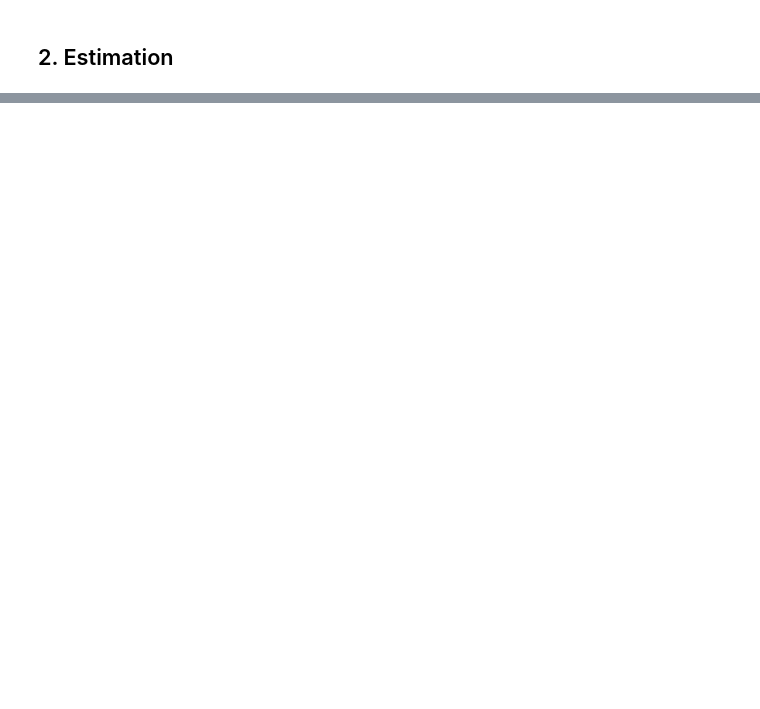
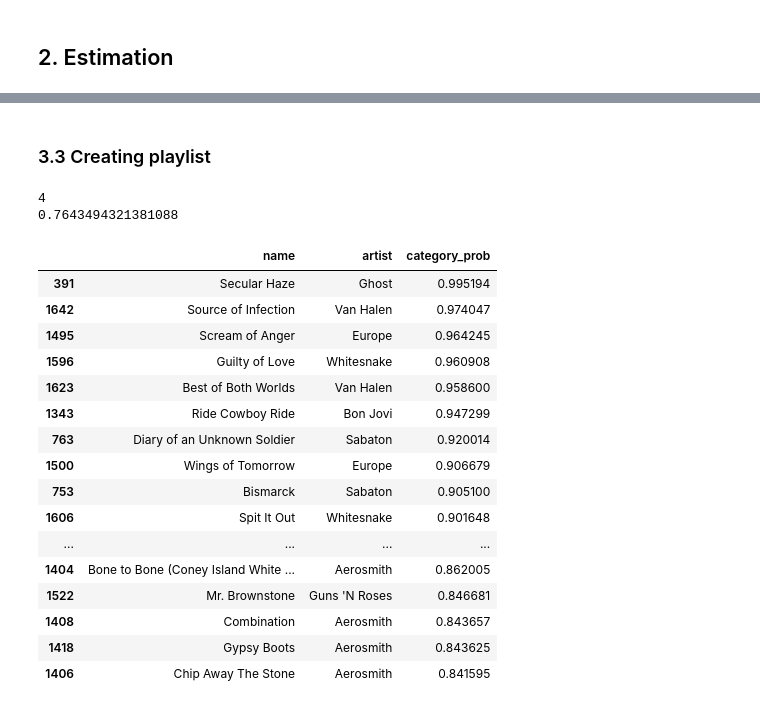
Before and after one commit to linashyshova/multivariate_stats, a Jupyter notebook: 2/songs_estimation_of_mixtures.ipynb, the cells around one changed output, grey strips where cells are left out. Cells and saved outputs as stored; diff of their text form; code cells hidden in the pictures; blank space fills up the shorter version.

```diff
--- a/2/songs_estimation_of_mixtures.ipynb
+++ b/2/songs_estimation_of_mixtures.ipynb
@@ -420,0 +207,31 @@ data[["name", "artist", "category"]].to_csv("file.csv")
+# %% [markdown]
+### 3.3 Creating playlist
+# %%
+def create_playlist(song_name, artist_name, data):
+    song = data[(data["name"] == song_name) & (data["artist"] == artist_name)]
+    song_category = song["category"].values[0]
+    print(song_category)
+    print(song["category_prob"].values[0])
+    return data[data["category"] == song_category].nlargest(20, "category_prob")[["name", "artist", "category_prob"]]
+# %%
+create_playlist("Welcome To The Jungle", "Guns 'N Roses", data)
+# %% [output]
+4
+0.7643494321381088
+|  | name | artist | category_prob |
+| 391 | Secular Haze | Ghost | 0.995194 |
+| 1642 | Source of Infection | Van Halen | 0.974047 |
+| 1495 | Scream of Anger | Europe | 0.964245 |
+| 1596 | Guilty of Love | Whitesnake | 0.960908 |
+| 1623 | Best of Both Worlds | Van Halen | 0.958600 |
+| 1343 | Ride Cowboy Ride | Bon Jovi | 0.947299 |
+| 763 | Diary of an Unknown Soldier | Sabaton | 0.920014 |
+| 1500 | Wings of Tomorrow | Europe | 0.906679 |
+| 753 | Bismarck | Sabaton | 0.905100 |
+| 1606 | Spit It Out | Whitesnake | 0.901648 |
+| ... | ... | ... | ... |
+| 1404 | Bone to Bone (Coney Island White ... | Aerosmith | 0.862005 |
+| 1522 | Mr. Brownstone | Guns 'N Roses | 0.846681 |
+| 1408 | Combination | Aerosmith | 0.843657 |
+| 1418 | Gypsy Boots | Aerosmith | 0.843625 |
+| 1406 | Chip Away The Stone | Aerosmith | 0.841595 |
```
Also changed, not shown: parts of 42 cells of this notebook, 2 other files.
